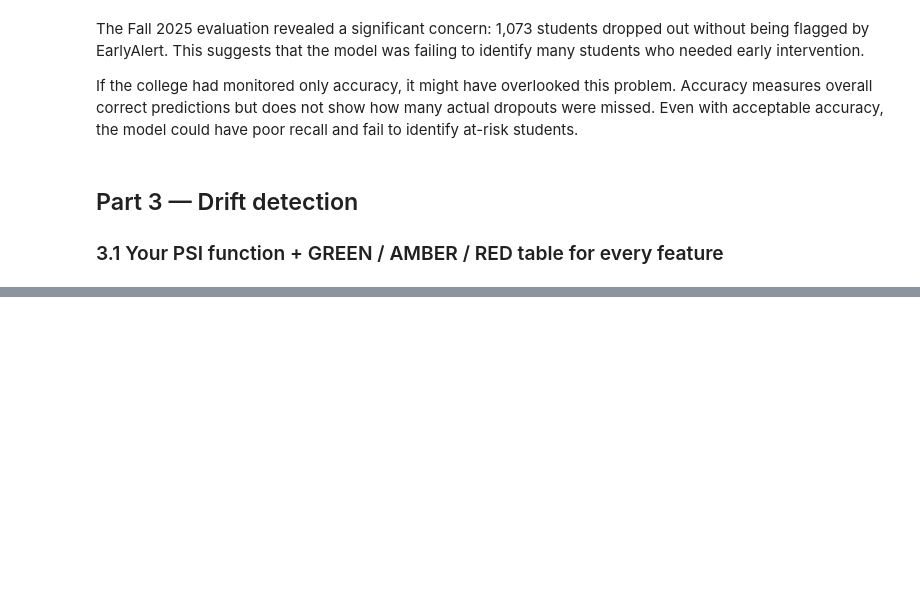
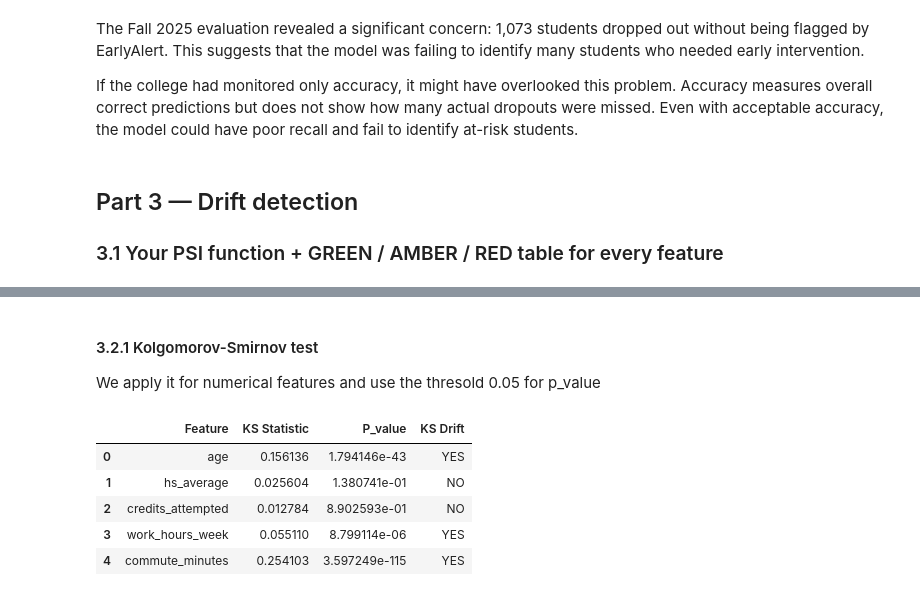
Before and after one commit to Gabriel10-10/Model-Drift-Auditor, a Jupyter notebook: notebooks/Assignment2_Notebook_Skeleton.ipynb, the cells around one changed output, grey strips where cells are left out. Drawn from its saved outputs; the diff is of its cells as text; code cells hidden in the pictures; blank space fills up the shorter version.

```diff
--- a/notebooks/Assignment2_Notebook_Skeleton.ipynb
+++ b/notebooks/Assignment2_Notebook_Skeleton.ipynb
@@ -754,0 +754,30 @@ plt.show()
+# %% [markdown]
+#### 3.2.1 Kolgomorov-Smirnov test
+We apply it for numerical features and use the thresold 0.05 for p_value
+# %%
+ks_results = []
+
+for feature in psi_num_features:
+    data_23 = fall23_data[feature].dropna()
+    data_25 = fall25_data[feature].dropna()
+
+    statistic, p_value = ks_2samp(data_23, data_25)
+    ks_results.append({
+        "Feature": feature,
+        "KS Statistic": statistic,
+        "P_value": p_value,
+        "KS Drift": "YES" if p_value < 0.05 else "NO"
+    })
+
+ks_df = pd.DataFrame(
+    ks_results
+)
+
+ks_df.head()
+# %% [output]
+|  | Feature | KS Statistic | P_value | KS Drift |
+| 0 | age | 0.156136 | 1.794146e-43 | YES |
+| 1 | hs_average | 0.025604 | 1.380741e-01 | NO |
+| 2 | credits_attempted | 0.012784 | 8.902593e-01 | NO |
+| 3 | work_hours_week | 0.055110 | 8.799114e-06 | YES |
+| 4 | commute_minutes | 0.254103 | 3.597249e-115 | YES |
```
Also changed, not shown: parts of 16 cells of this notebook, 2 other files.
